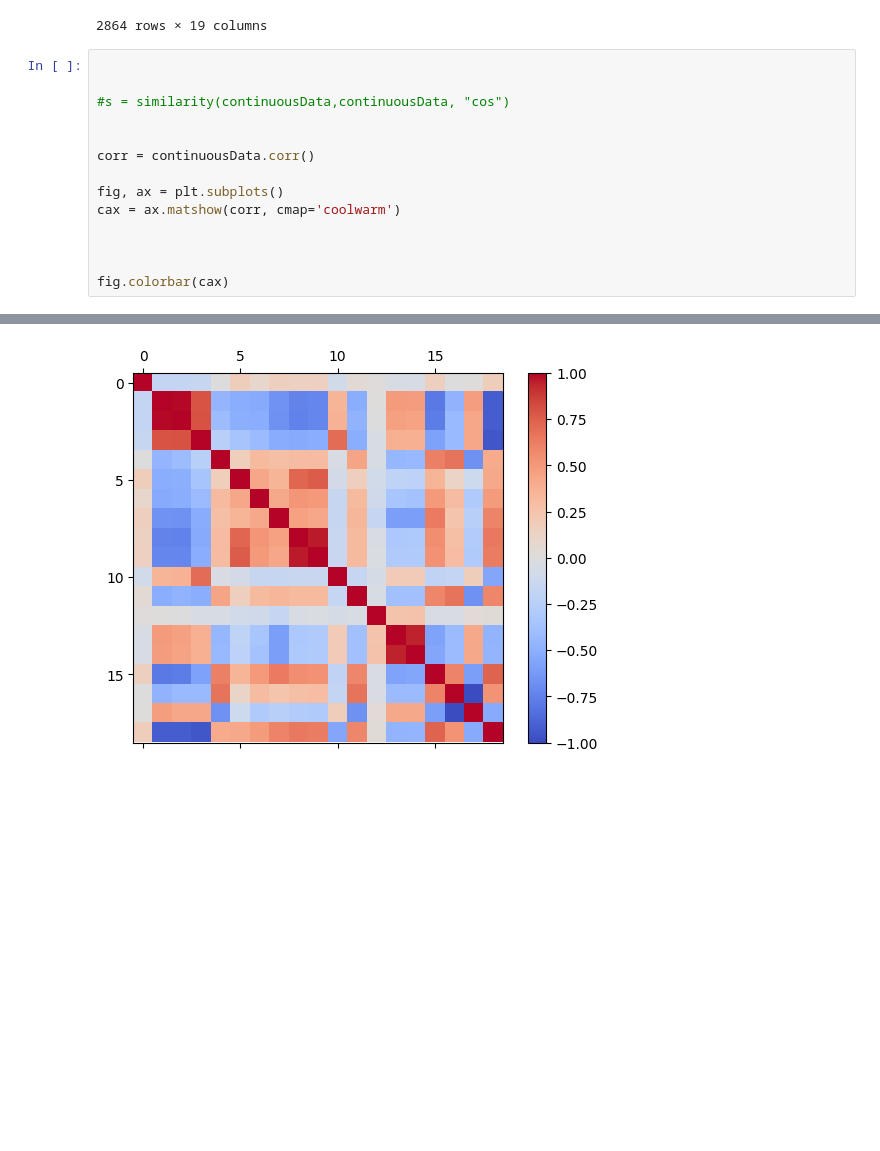
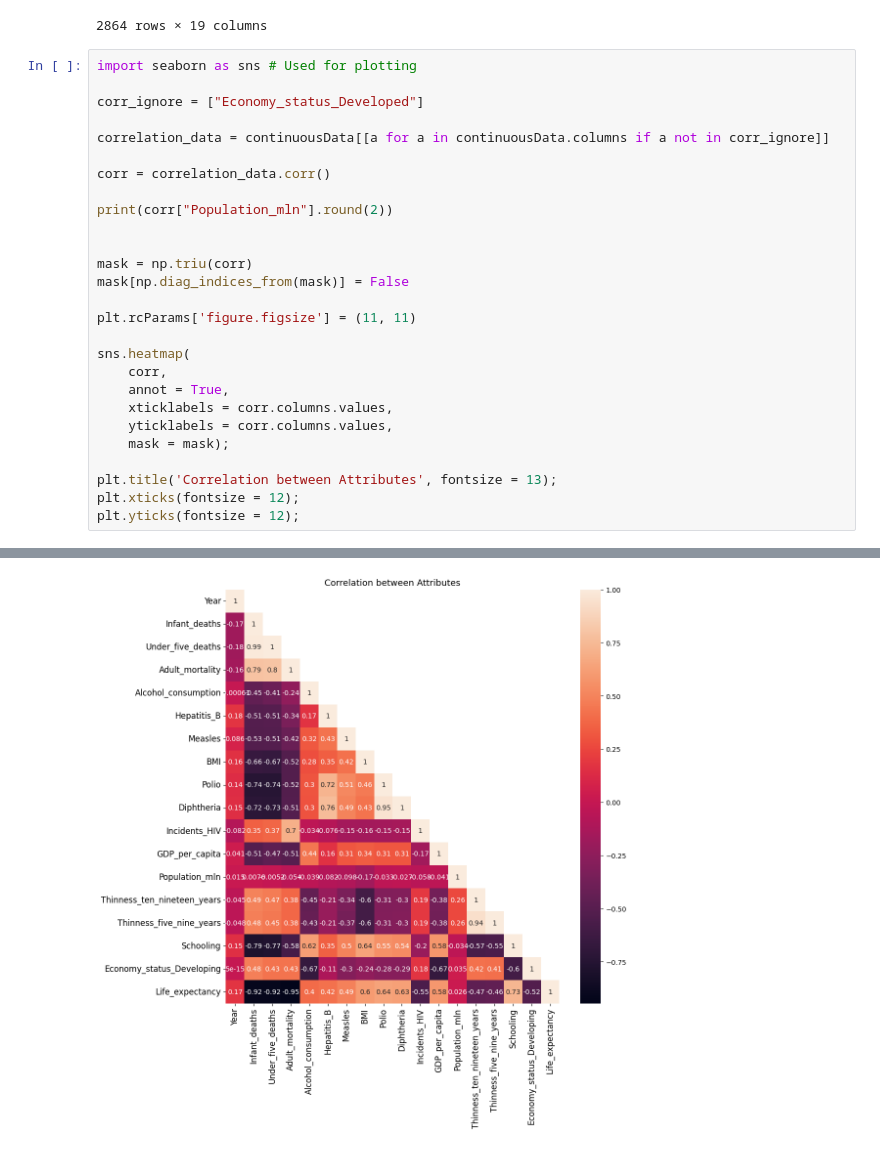
Before and after one commit to kurucsaiandras/intro-to-ml, a Jupyter notebook: task_3/data-correlation-Rasmus.ipynb, the cells around one changed output, grey strips where cells are left out. Drawn from its saved outputs; the diff is of its cells as text; blank space fills up the shorter version.

Commit message:
Calculated new correlation matrix

```diff
--- a/task_3/data-correlation-Rasmus.ipynb
+++ b/task_3/data-correlation-Rasmus.ipynb
@@ -49,17 +56,30 @@ continuousData
 | 2863 | 2011 | 2.1 | 2.6 | 50.5745 | 6.840 | 88 | 90 | ... |
 2864 rows × 19 columns
 # %%
+import seaborn as sns # Used for plotting
+
+corr_ignore = ["Economy_status_Developed"]
+
+correlation_data = continuousData[[a for a in continuousData.columns if a not in corr_ignore]]
+
+corr = correlation_data.corr()
+
+print(corr["Population_mln"].round(2))
 
 
-#s = similarity(continuousData,continuousData, "cos")
+mask = np.triu(corr)
+mask[np.diag_indices_from(mask)] = False
 
+plt.rcParams['figure.figsize'] = (11, 11)
 
-corr = continuousData.corr()
+sns.heatmap(
+    corr,
+    annot = True,
+    xticklabels = corr.columns.values,
+    yticklabels = corr.columns.values,
+    mask = mask);
 
-fig, ax = plt.subplots()
-cax = ax.matshow(corr, cmap='coolwarm')
-
-
-
-fig.colorbar(cax)
+plt.title('Correlation between Attributes', fontsize = 13);
+plt.xticks(fontsize = 12);
+plt.yticks(fontsize = 12);
 # %% [output]
@@ -67,4 +105,4 @@ fig.colorbar(cax)
-[figure, old version]
+[figure, new version]
 # %%
 
 # Get the list of continuous data column names
```
Also changed, not shown: parts of 3 cells of this notebook, 1 other file.
